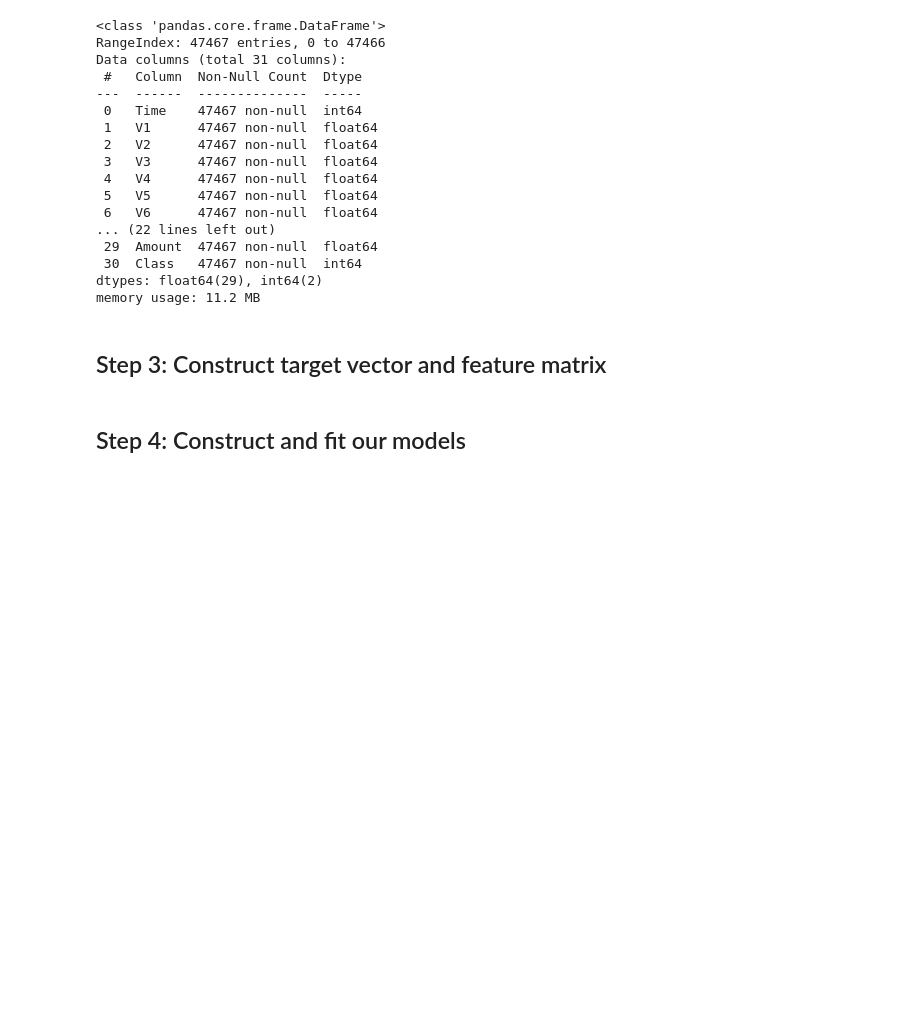
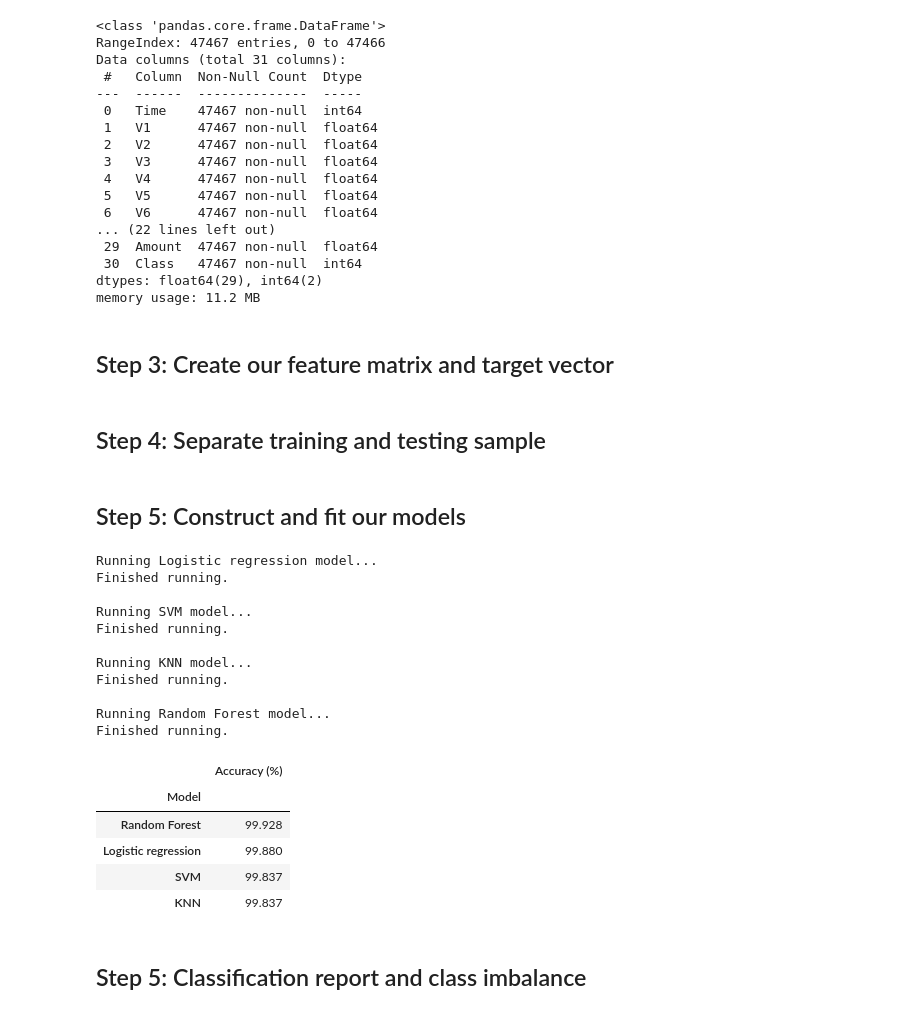
Before and after one commit to patohdzs/wfs-fintech, a Jupyter notebook: fraud-alert/fraud_alert_workbook.ipynb, the cells around one changed output. Saved outputs shown, nothing was run; the diff lists cells and outputs as text; code cells hidden in the pictures; blank space fills up the shorter version.

```diff
--- a/fraud-alert/fraud_alert_workbook.ipynb
+++ b/fraud-alert/fraud_alert_workbook.ipynb
@@ -4,6 +4,8 @@
 ---
 # %% [markdown]
 ## External dependencies - DO NOT MODIFY
+# %%
+dataset_url = 'https://raw.githubusercontent.com/patohdzs/wfs-fintech/main/fraud-alert/creditcard_reduced.csv'
 # %% [markdown]
 ## Notebook Format
 # %% [markdown]
@@ -41,6 +64,6 @@ import random
 # %%
-
-data = pd.read_csv("creditcard_reduced.csv")
+# Downloading
+data = pd.read_csv(dataset_url)
 data.head()
 # %% [output]
 |  | Time | V1 | V2 | V3 | V4 | V5 | V6 | V7 | V8 | V9 | ... | ... |
@@ -71,6 +94,71 @@ Data columns (total 31 columns):
 dtypes: float64(29), int64(2)
 memory usage: 11.2 MB
 # %% [markdown]
-## Step 3: Construct target vector and feature matrix
+## Step 3: Create our feature matrix and target vector
+# %%
+# Creating feature matrix
+X = data.drop(columns = 'Class')
+
+# Creating target vector
+y = data['Class']
+# %% [markdown]
+## Step 4: Separate training and testing sample
+# %%
+#### ADD CODE HERE ####
+# Split dataset into training and validation sample
+X_train, X_test, y_train, y_test = train_test_split(X,y, test_size=0.3, random_state=1)
+#######################
 # %% [markdown]
-## Step 4: Construct and fit our models
+## Step 5: Construct and fit our models
+# %%
+# Disabling Convergence and User warnings
+simplefilter("ignore", category=ConvergenceWarning)
+simplefilter("ignore", category=UserWarning)
+
+#### ADD CODE HERE ####
+models = {'Logistic regression': LogisticRegression(random_state=1),
+          'SVM': SVC(),
+          'KNN': KNeighborsClassifier(),
+          'Random Forest':RandomForestClassifier(random_state=1)
+         }
+
+cv_scores = []
+
+
+for m in models:
+    print('Running '+ m + ' model...')
+    cv = cross_validate(models[m], X_train, y_train, cv=5)
+    cv_scores.append(cv['test_score'].mean())
+    print('Finished running.')
+    print('')
+
+########################
+
+
+# Creating table that displays the name, average accuracy score, and average training time
+scores = pd.DataFrame(data={'Model': list(models.keys()),
+                            'Accuracy (%)': cv_scores})
+
+scores['Accuracy (%)'] = round(scores['Accuracy (%)']*100, 3)
+scores = scores.set_index('Model').sort_values(by='Accuracy (%)', ascending=False)
+scores
+# %% [output]
+Running Logistic regression model...
+Finished running.
+
+Running SVM model...
+Finished running.
+
+Running KNN model...
+Finished running.
+
+Running Random Forest model...
+Finished running.
+|  | Accuracy (%) |
+| Model |  |
+| Random Forest | 99.928 |
+| Logistic regression | 99.880 |
+| SVM | 99.837 |
+| KNN | 99.837 |
+# %% [markdown]
+## Step 5: Classification report and class imbalance
```
Also changed, not shown: parts of 7 cells of this notebook.
